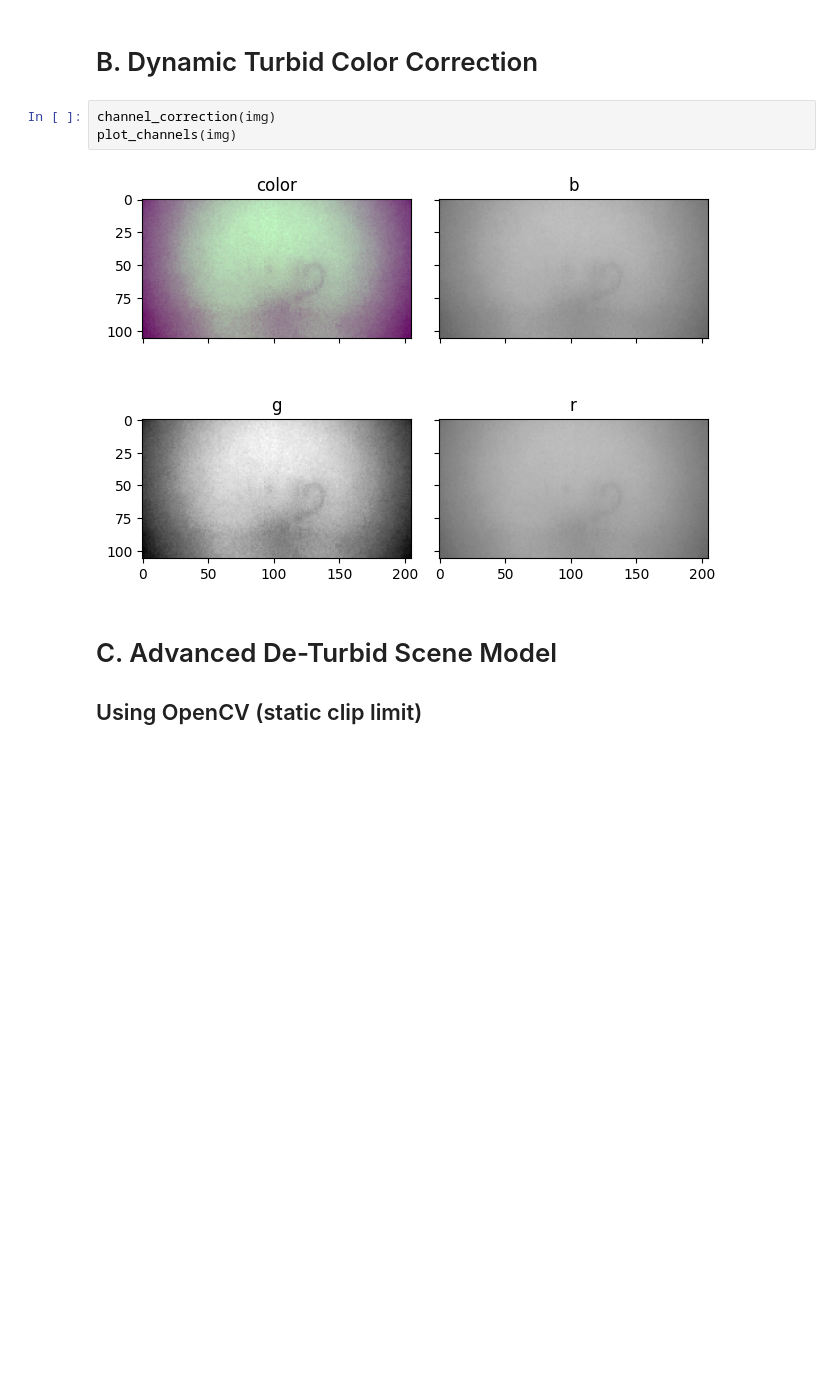
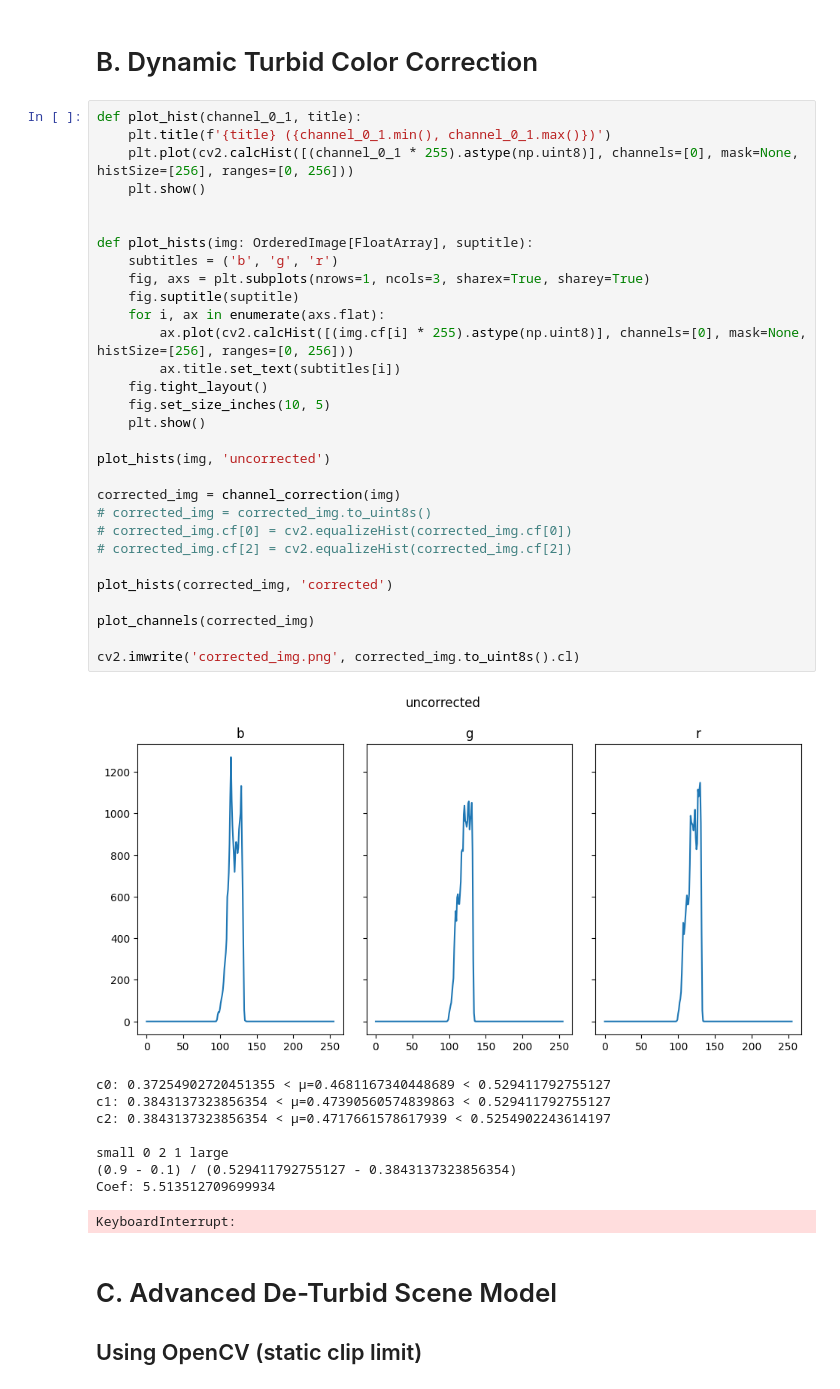
Before and after one commit to benjaminwp18/underwater-dehazing-python, a Jupyter notebook: stepwise.ipynb, the cells around one changed output. Saved outputs shown, nothing was run; the diff lists cells and outputs as text; blank space fills up the shorter version.

```diff
--- a/stepwise.ipynb
+++ b/stepwise.ipynb
@@ -21,11 +21,46 @@ plot_channels(img)
 [figure]
 # %% [markdown]
 # B. Dynamic Turbid Color Correction
-# %%
-channel_correction(img)
-plot_channels(img)
-# %% [output]
-[figure, removed]
+# %%
+def plot_hist(channel_0_1, title):
+    plt.title(f'{title} ({channel_0_1.min(), channel_0_1.max()})')
+    plt.plot(cv2.calcHist([(channel_0_1 * 255).astype(np.uint8)], channels=[0], mask=None, histSize=[256], ranges=[0, 256]))
+    plt.show()
+
+
+def plot_hists(img: OrderedImage[FloatArray], suptitle):
+    subtitles = ('b', 'g', 'r')
+    fig, axs = plt.subplots(nrows=1, ncols=3, sharex=True, sharey=True)
+    fig.suptitle(suptitle)
+    for i, ax in enumerate(axs.flat):
+        ax.plot(cv2.calcHist([(img.cf[i] * 255).astype(np.uint8)], channels=[0], mask=None, histSize=[256], ranges=[0, 256]))
+        ax.title.set_text(subtitles[i])
+    fig.tight_layout()
+    fig.set_size_inches(10, 5)
+    plt.show()
+
+plot_hists(img, 'uncorrected')
+
+corrected_img = channel_correction(img)
+# corrected_img = corrected_img.to_uint8s()
+# corrected_img.cf[0] = cv2.equalizeHist(corrected_img.cf[0])
+# corrected_img.cf[2] = cv2.equalizeHist(corrected_img.cf[2])
+
+plot_hists(corrected_img, 'corrected')
+
+plot_channels(corrected_img)
+
+cv2.imwrite('corrected_img.png', corrected_img.to_uint8s().cl)
+# %% [output]
+[figure, added]
+c0: 0.37254902720451355 < μ=0.4681167340448689 < 0.529411792755127
+c1: 0.3843137323856354 < μ=0.47390560574839863 < 0.529411792755127
+c2: 0.3843137323856354 < μ=0.4717661578617939 < 0.5254902243614197
+
+small 0 2 1 large
+(0.9 - 0.1) / (0.529411792755127 - 0.3843137323856354)
+Coef: 5.513512709699934
+KeyboardInterrupt:
 # %% [markdown]
 # C. Advanced De-Turbid Scene Model
 
```
Also changed, not shown: parts of 2 cells of this notebook, 5 other files.
